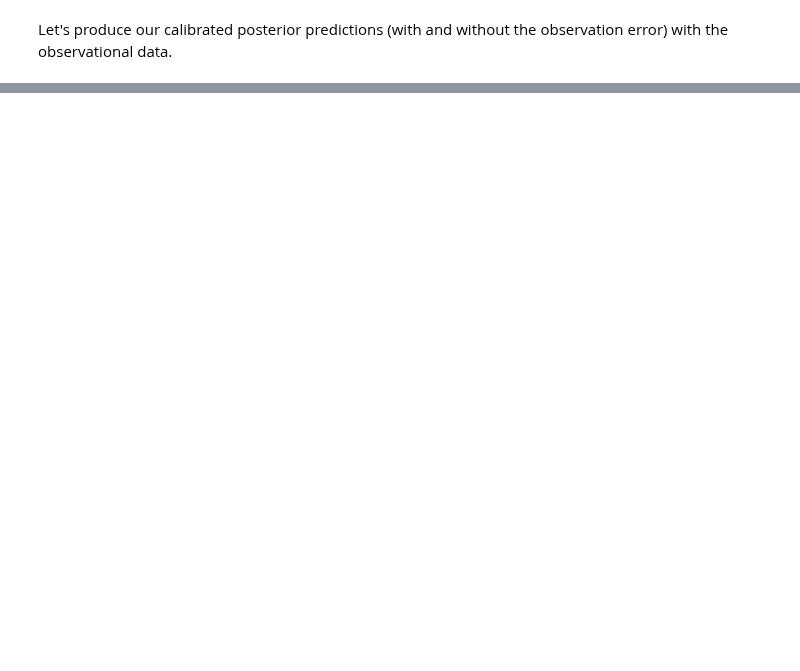
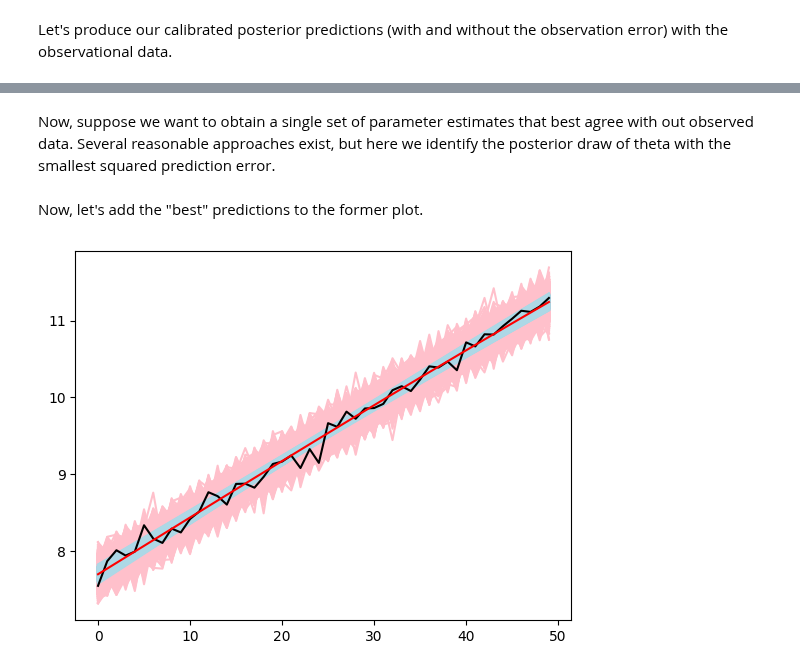
Before and after one commit to lanl/impala, a Jupyter notebook: examples/ex_friedman.ipynb, the cells around one changed output, grey strips where cells are left out. Cells and saved outputs as stored; diff of their text form; code cells hidden in the pictures; blank space fills up the shorter version.

```diff
--- a/examples/ex_friedman.ipynb
+++ b/examples/ex_friedman.ipynb
@@ -90,0 +93,18 @@ plt.plot(yobs, color='black') # observations
+# %% [markdown]
+Now, suppose we want to obtain a single set of parameter estimates that best agree with out observed data. Several reasonable approaches exist, but here we identify the posterior draw of theta with the smallest squared prediction error.
+# %%
+pred_sse = np.sum((pred-np.repeat(setup.ys[0].reshape(1,-1), len(mcmc_use), axis = 0))**2,axis=1)
+theta_minsse = mat[np.where(pred_sse == pred_sse.min())[0][0],:]
+# %% [markdown]
+Now, let's add the "best" predictions to the former plot.
+# %%
+mat = np.array(list(out.theta_native.values())).T[mcmc_use]
+pred = np.apply_along_axis(f, 1, mat).reshape(len(mcmc_use), nt)
+pred_s2 = np.random.normal(size=(len(mcmc_use), nt)) * np.sqrt(out.s2[0][mcmc_use, 0])
+plt.plot((pred + pred_s2).T, color='pink') # posterior predictions including noise
+plt.plot(pred.T, color='lightblue') # posterior predictions of noiseless function
+plt.plot(yobs, color='black') # observations
+plt.plot(pred[np.where(pred_sse == pred_sse.min())[0][0],:], color='red') # observations
+plt.show()
+# %% [output]
+[figure, added]
```
Also changed, not shown: parts of 11 cells of this notebook, 5 other files.
